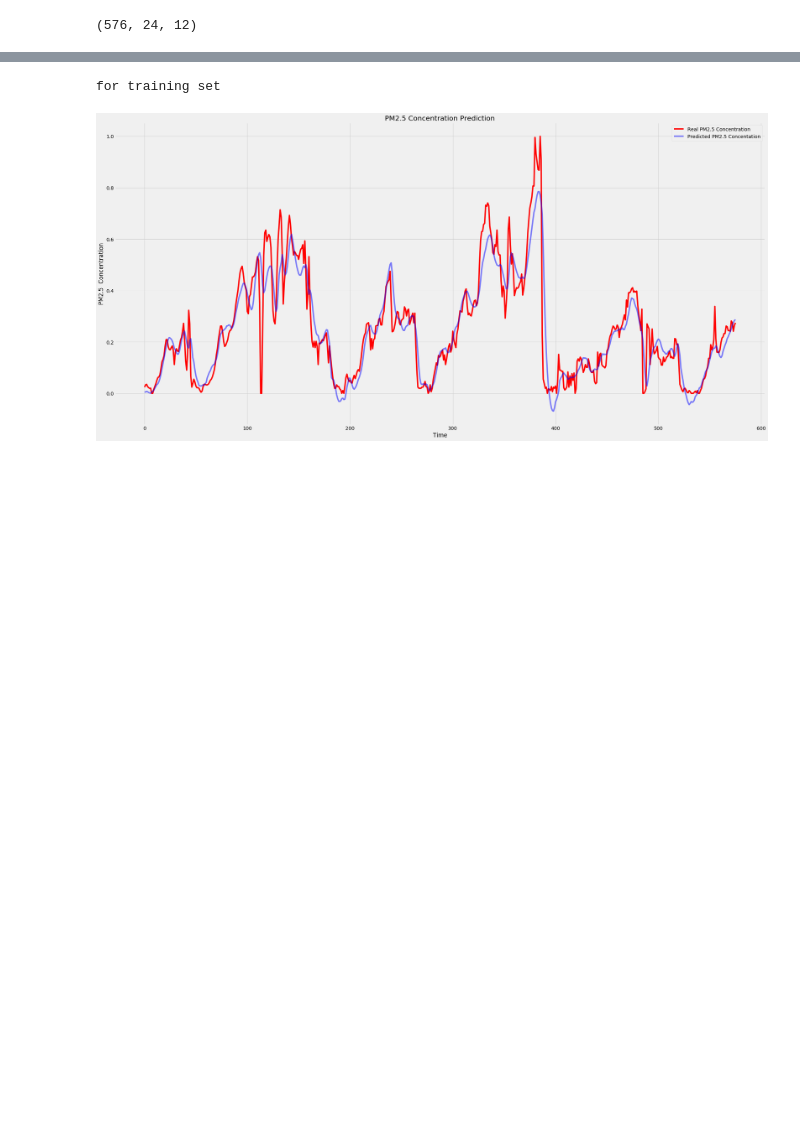
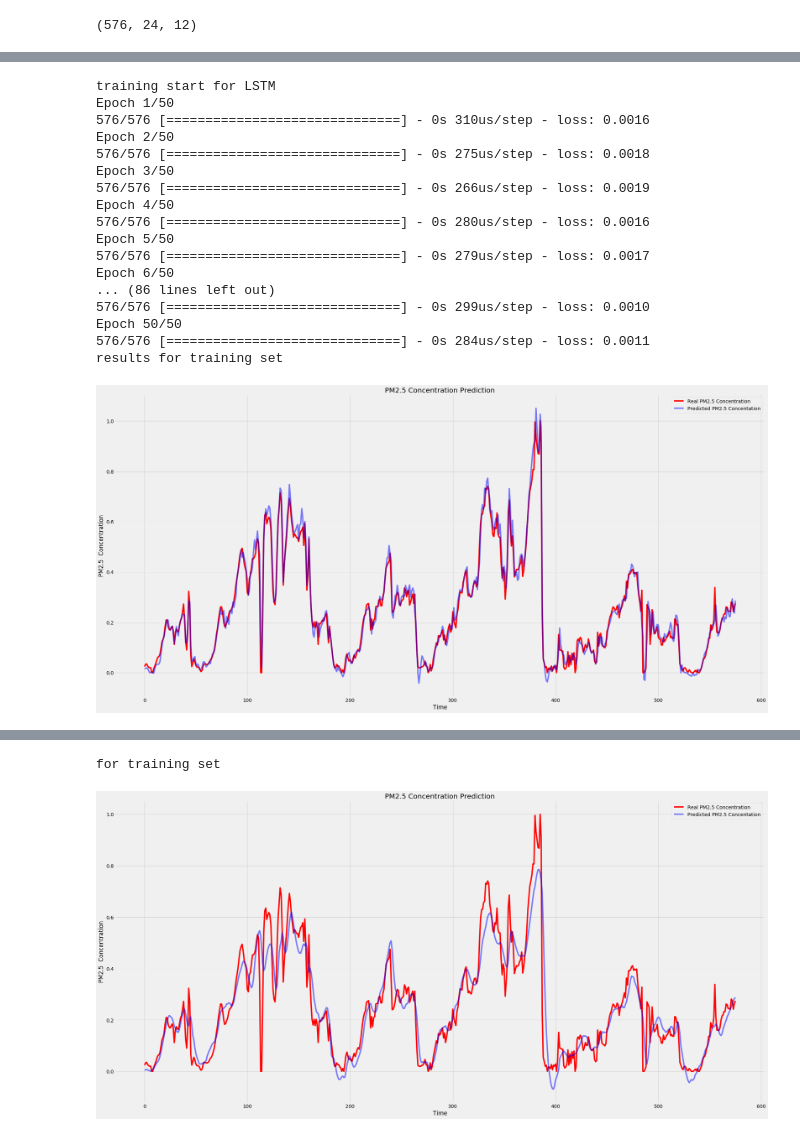
Before and after one commit to harryli18/hybrid-rnn-models, a Jupyter notebook: notebooks/multi_var_rnn.ipynb, the cells around one changed output, grey strips where cells are left out. Cells and saved outputs as stored; diff of their text form; code cells hidden in the pictures; blank space fills up the shorter version.

Commit message:
model compare

```diff
--- a/notebooks/multi_var_rnn.ipynb
+++ b/notebooks/multi_var_rnn.ipynb
@@ -2,7 +2,6 @@
 # Importing useful libraries
 import numpy as np
 import matplotlib.pyplot as plt
-plt.style.use('fivethirtyeight')
 import pandas as pd
 from sklearn.preprocessing import MinMaxScaler
 from keras.models import Sequential
@@ -54,3 +48,4 @@ test_size = int(dataset.shape[0] - train_size)
 # %%
 training_set = dataset[:train_size].iloc[:,4:16].values
-test_set = dataset[train_size:].iloc[:,4:16].values
+valid_set = dataset[train_size:train_size+valid_size].iloc[:,4:16].values
+test_set = dataset[data_size-test_size:].iloc[:,4:16].values
@@ -61,6 +52,7 @@ training_set.shape
 # %%
-# # Scaling the training set
+# Scaling the dataset
 sc = MinMaxScaler(feature_range=(0,1))
 training_set_scaled = sc.fit_transform(training_set)
+valid_set_scaled = sc.fit_transform(valid_set)
 test_set_scaled = sc.fit_transform(test_set)
 # %%
@@ -159,0 +136,13 @@ Epoch 50/50
+# %%
+RnnModelDict = {'LSTM': LSTM_reg, 'GRU': GRU_reg, 'LSTM_LSTM': LSTM_LSTM_reg, 'GRU_GRU': GRU_GRU_reg,
+                'LSTM_GRU': LSTM_GRU_reg, 'GRU_LSTM': GRU_LSTM_reg}
+
+X_test_12 = X_test[:12]
+y_test_12 = y_test[:12]
+X_test_24 = X_test[:24]
+y_test_24 = y_test[:24]
+X_test_48 = X_test[:48]
+y_test_48 = y_test[:48]
+
+rmse_df = pd.DataFrame(columns=['Model', 'train_rmse', 'valid_rmse', '12h_pred_rmse',
+                                '24h_pred_rmse', '48h_pred_rmse'])
@@ -159,0 +161,60 @@ Epoch 50/50
+# %%
+for model in RnnModelDict:
+    regressor = RnnModelDict[model]
+
+    one_df = pd.DataFrame(columns=['Model', 'train_rmse', 'valid_rmse', '12h_pred_rmse',
+                                '24h_pred_rmse', '48h_pred_rmse'])
+    print('training start for', model)
+    regressor.fit(X_train,y_train,epochs=50,batch_size=32)
+
+    print('results for training set')
+    y_train_pred = regressor.predict(X_train)
+    plot_predictions(y_train,y_train_pred)
+    train_rmse = return_rmse(y_train,y_train_pred)
+
+    print('results for valid set')
+    y_valid_pred = regressor.predict(X_valid)
+    plot_predictions(y_valid,y_valid_pred)
+    valid_rmse = return_rmse(y_valid,y_valid_pred)
+
+    print('results for test set - 12 hours')
+    y_test_pred12 = regressor.predict(X_test_12)
+    plot_predictions(y_test_12,y_test_pred12)
+    test12_rmse = return_rmse(y_test_12,y_test_pred12)
+
+    print('results for test set - 24 hours')
+    y_test_pred24 = regressor.predict(X_test_24)
+    plot_predictions(y_test_24,y_test_pred24)
+    test24_rmse = return_rmse(y_test_24,y_test_pred24)
+
+    print('results for test set - 48 hours')
+    y_test_pred48 = regressor.predict(X_test_48)
+    plot_predictions(y_test_48,y_test_pred48)
+    test48_rmse = return_rmse(y_test_48,y_test_pred48)
+
+    one_df = pd.DataFrame([[model, train_rmse, valid_rmse, test12_rmse, test24_rmse, test48_rmse]],
+                          columns=['Model', 'train_rmse', 'valid_rmse', '12h_pred_rmse', '24h_pred_rmse',
+                                   '48h_pred_rmse'])
+    rmse_df = pd.concat([rmse_df, one_df])
+
+# save the rmse results
+rmse_df.to_csv('../rmse_result.csv')
+# %% [output]
+training start for LSTM
+Epoch 1/50
+576/576 [==============================] - 0s 310us/step - loss: 0.0016
+Epoch 2/50
+576/576 [==============================] - 0s 275us/step - loss: 0.0018
+Epoch 3/50
+576/576 [==============================] - 0s 266us/step - loss: 0.0019
+Epoch 4/50
+576/576 [==============================] - 0s 280us/step - loss: 0.0016
+Epoch 5/50
+576/576 [==============================] - 0s 279us/step - loss: 0.0017
+Epoch 6/50
+... (86 lines left out)
+576/576 [==============================] - 0s 299us/step - loss: 0.0010
+Epoch 50/50
+576/576 [==============================] - 0s 284us/step - loss: 0.0011
+results for training set
+[figure, added]
```
Also changed, not shown: parts of 23 cells of this notebook, 1 other file.
